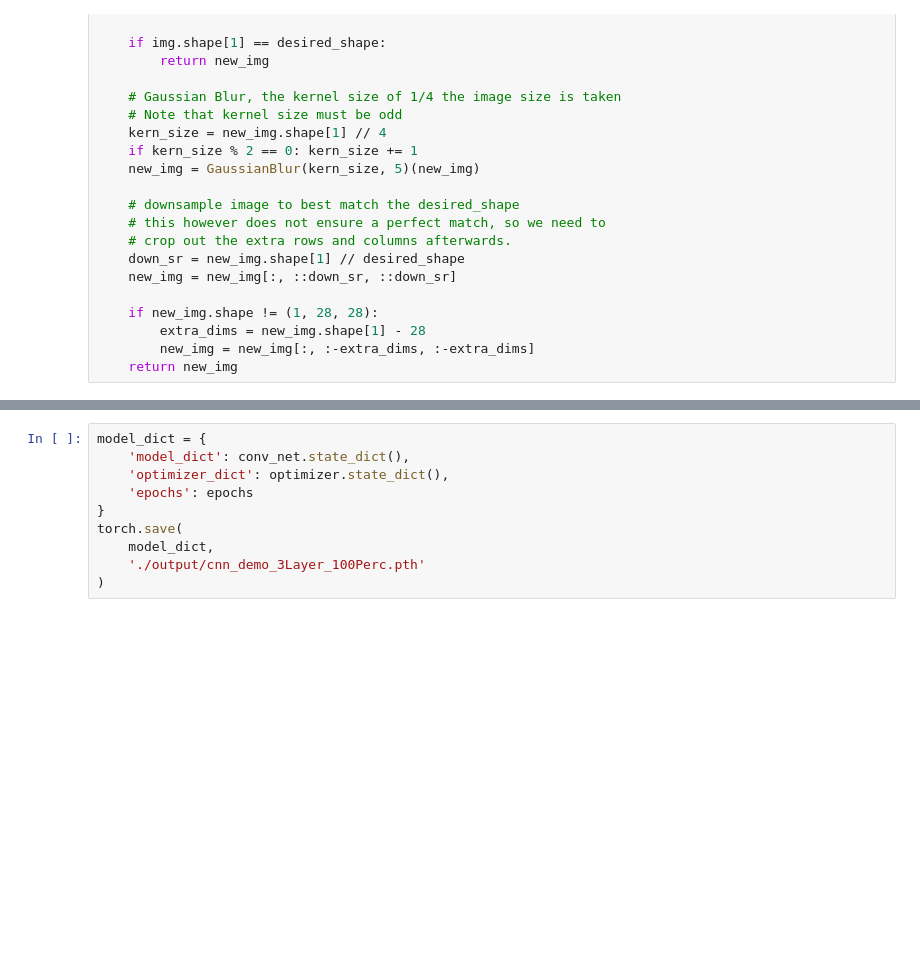
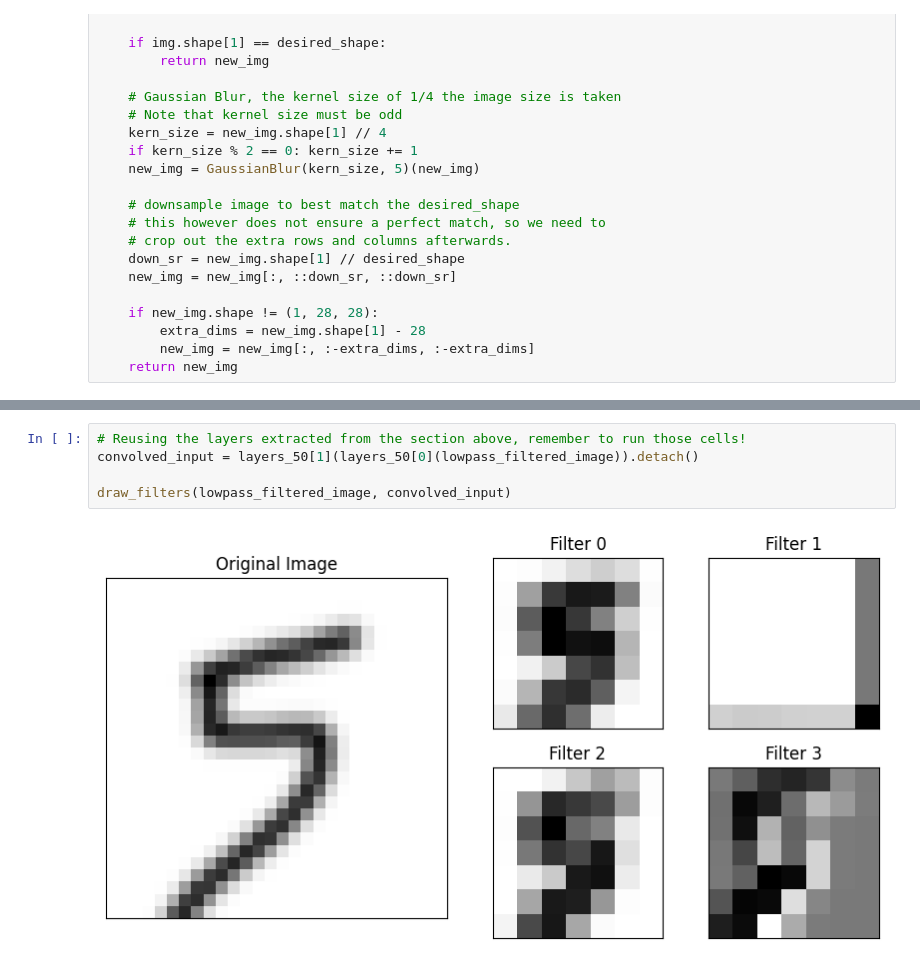
Before and after one commit to Ngoc-Cac/Deep-Learning-with-PyTorch, a Jupyter notebook: Topics/Convolutional Network/1.b CNN_demo analysis.ipynb, the cells around one changed output, grey strips where cells are left out. Cells and saved outputs as stored; diff of their text form; blank space fills up the shorter version.

```diff
--- a/Topics/Convolutional Network/1.b CNN_demo analysis.ipynb
+++ b/Topics/Convolutional Network/1.b CNN_demo analysis.ipynb
@@ -286,10 +208,7 @@ Prediction: {prediction}""")
-# %%
-model_dict = {
-    'model_dict': conv_net.state_dict(),
-    'optimizer_dict': optimizer.state_dict(),
-    'epochs': epochs
-}
-torch.save(
-    model_dict,
-    './output/cnn_demo_3Layer_100Perc.pth'
-)
+# %%
+# Reusing the layers extracted from the section above, remember to run those cells!
+convolved_input = layers_50[1](layers_50[0](lowpass_filtered_image)).detach()
+
+draw_filters(lowpass_filtered_image, convolved_input)
+# %% [output]
+[figure, added]
```
Also changed, not shown: parts of 30 cells of this notebook.
